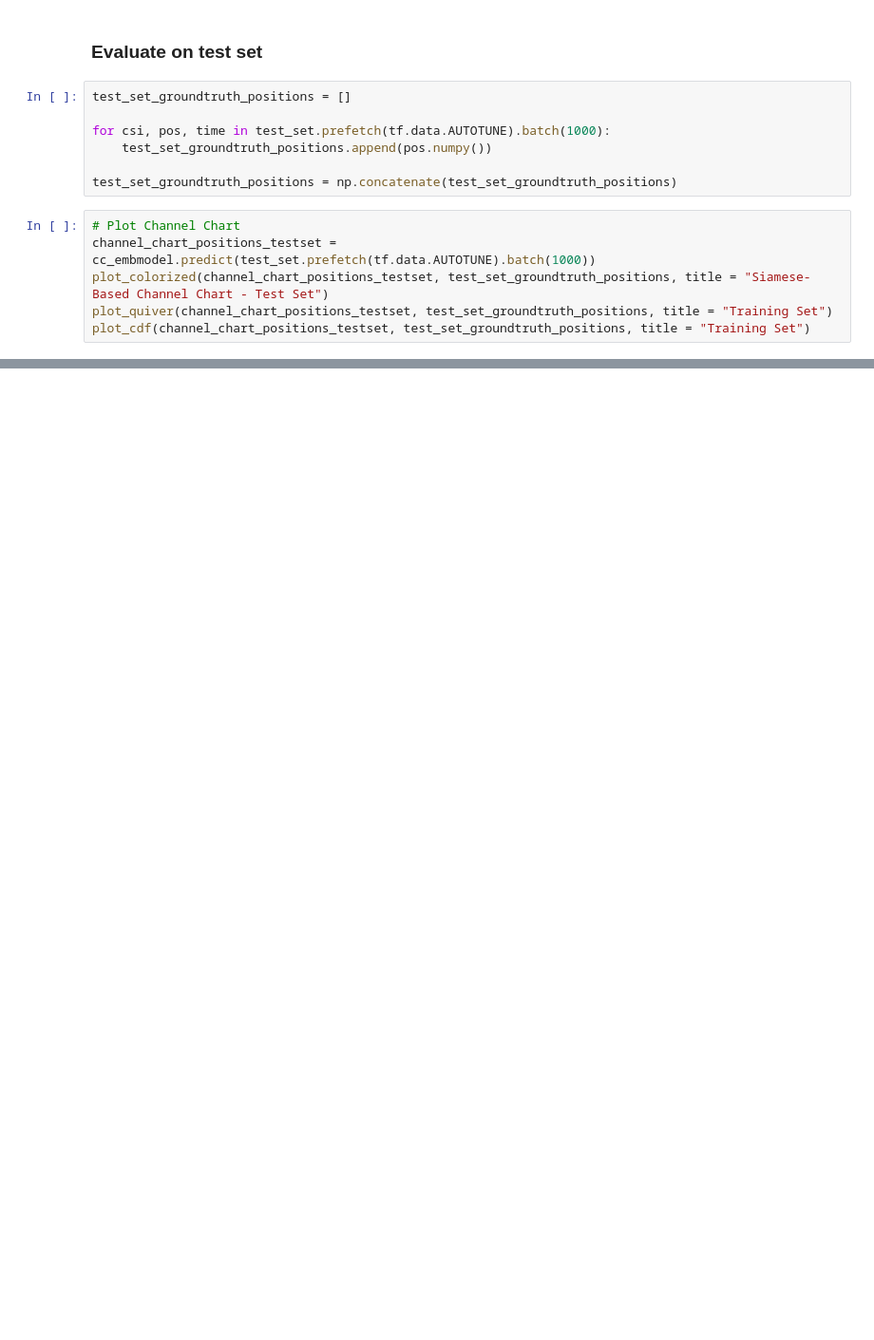
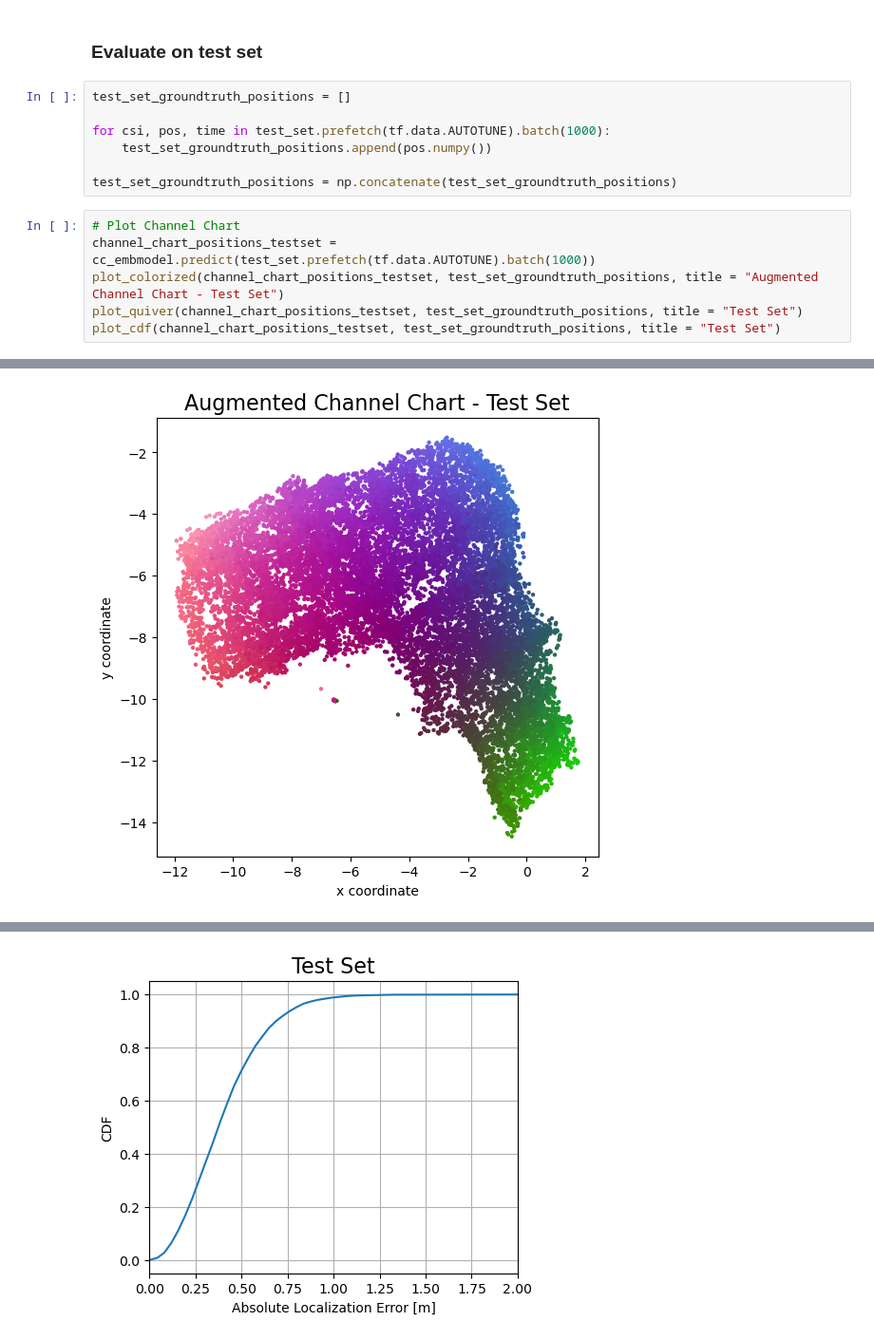
Before and after one commit to Jeija/ToA-AoA-Augmented-ChannelCharting, a Jupyter notebook: 6_AugmentedChannelCharting.ipynb, the cells around one changed output, grey strips where cells are left out. Shown at 95% size. Saved outputs shown, nothing was run; the diff lists cells and outputs as text; blank space fills up the shorter version.

```diff
--- a/6_AugmentedChannelCharting.ipynb
+++ b/6_AugmentedChannelCharting.ipynb
@@ -341,6 +349,7 @@ test_set_groundtruth_positions = np.concatenate(test_set_groundtruth_positions)
 # %%
 # Plot Channel Chart
 channel_chart_positions_testset = cc_embmodel.predict(test_set.prefetch(tf.data.AUTOTUNE).batch(1000))
-plot_colorized(channel_chart_positions_testset, test_set_groundtruth_positions, title = "Siamese-Based Channel Chart - Test Set")
-plot_quiver(channel_chart_positions_testset, test_set_groundtruth_positions, title = "Training Set")
-plot_cdf(channel_chart_positions_testset, test_set_groundtruth_positions, title = "Training Set")
+plot_colorized(channel_chart_positions_testset, test_set_groundtruth_positions, title = "Augmented Channel Chart - Test Set")
+plot_quiver(channel_chart_positions_testset, test_set_groundtruth_positions, title = "Test Set")
+plot_cdf(channel_chart_positions_testset, test_set_groundtruth_positions, title = "Test Set")
+# %% [output]
@@ -346,0 +357 @@ plot_cdf(channel_chart_positions_testset, test_set_groundtruth_positions, title
+[figure, added]
@@ -346,0 +359 @@ plot_cdf(channel_chart_positions_testset, test_set_groundtruth_positions, title
+[figure, added]
```
Also changed, not shown: parts of 3 cells of this notebook, 5 other files.
